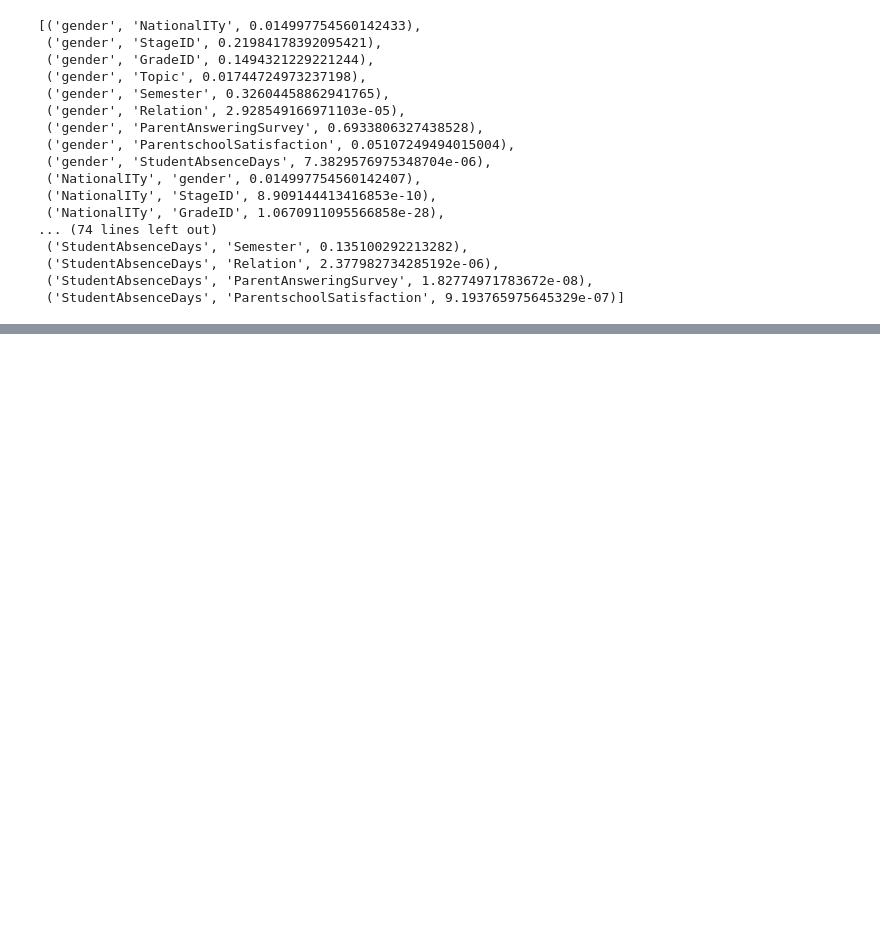
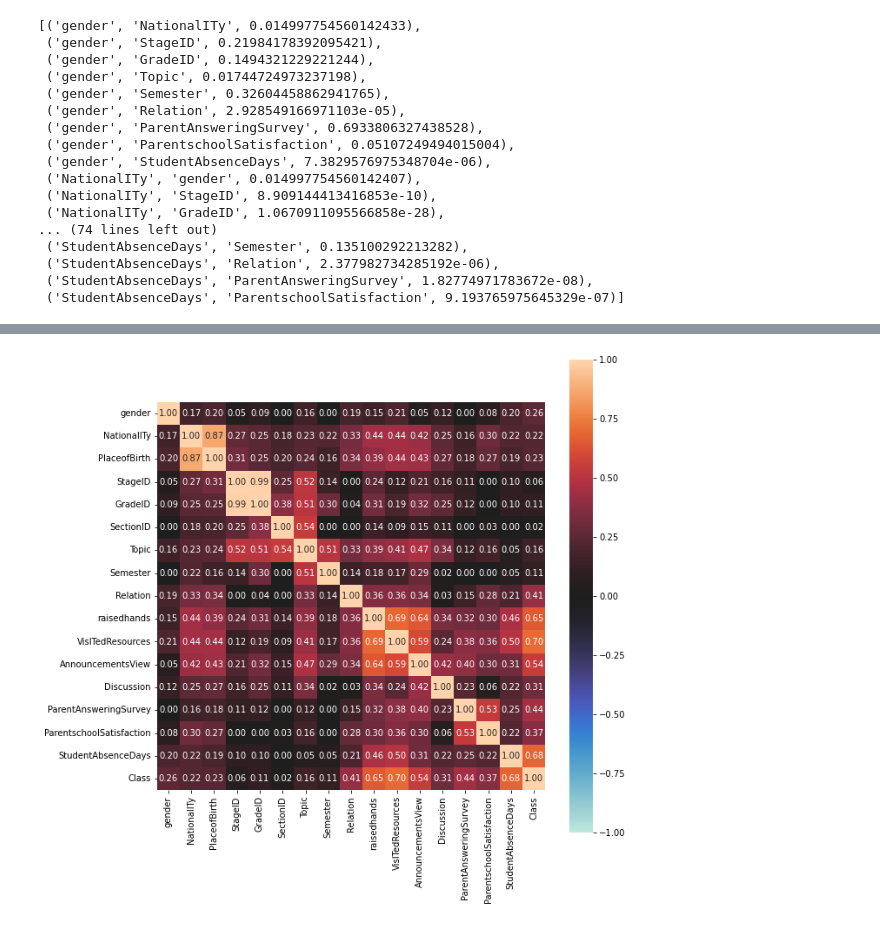
Before and after one commit to vanhalen42/student_academic_performance, a Jupyter notebook: categorical_analysis.ipynb, the cells around one changed output, grey strips where cells are left out. Cells and saved outputs as stored; diff of their text form; code cells hidden in the pictures; blank space fills up the shorter version.

```diff
--- a/categorical_analysis.ipynb
+++ b/categorical_analysis.ipynb
@@ -219,0 +241,4 @@ chi_test_output.pivot(index='var1', columns='var2', values='coeff')
+# %%
+complete_correlation= associations(df, filename= 'complete_correlation.png', figsize=(10,10))
+# %% [output]
+[figure, added]
```
Also changed, not shown: parts of 18 cells of this notebook, 3 other files.
